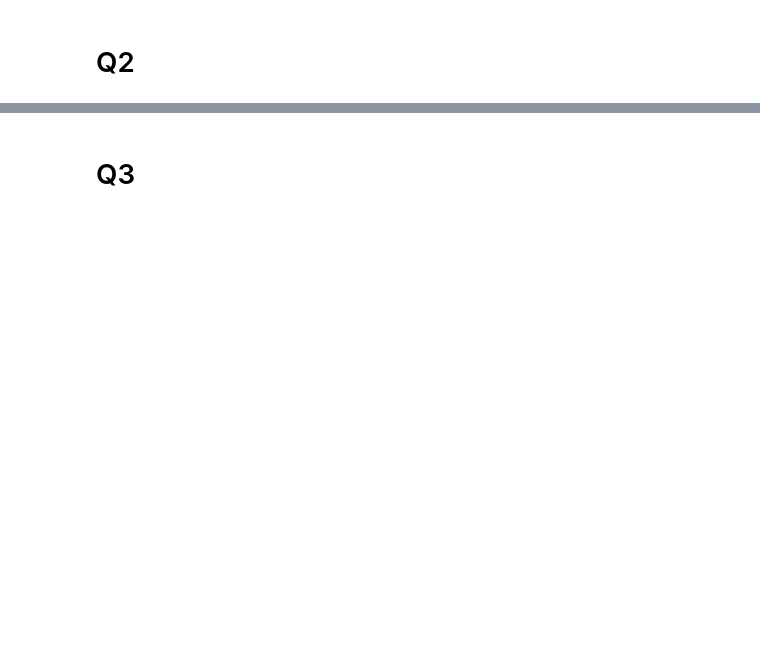
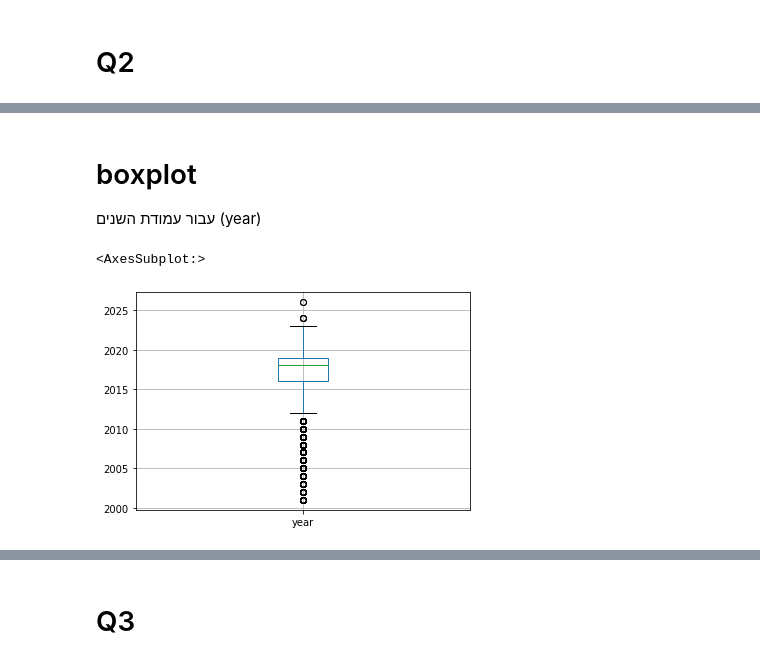
Before and after one commit to ShirMrg/HW, a Jupyter notebook: hw1.ipynb, the cells around one changed output, grey strips where cells are left out. Drawn from its saved outputs; the diff is of its cells as text; code cells hidden in the pictures; blank space fills up the shorter version.

```diff
--- a/hw1.ipynb
+++ b/hw1.ipynb
@@ -105,0 +75,8 @@ vacc_df_fixed
+# %% [markdown]
+# boxplot
+עבור עמודת השנים (year)
+# %%
+TripAdvisor_df.boxplot('year')
+# %% [output]
+<AxesSubplot:>
+[figure, added]
```
Also changed, not shown: parts of 80 cells of this notebook.
